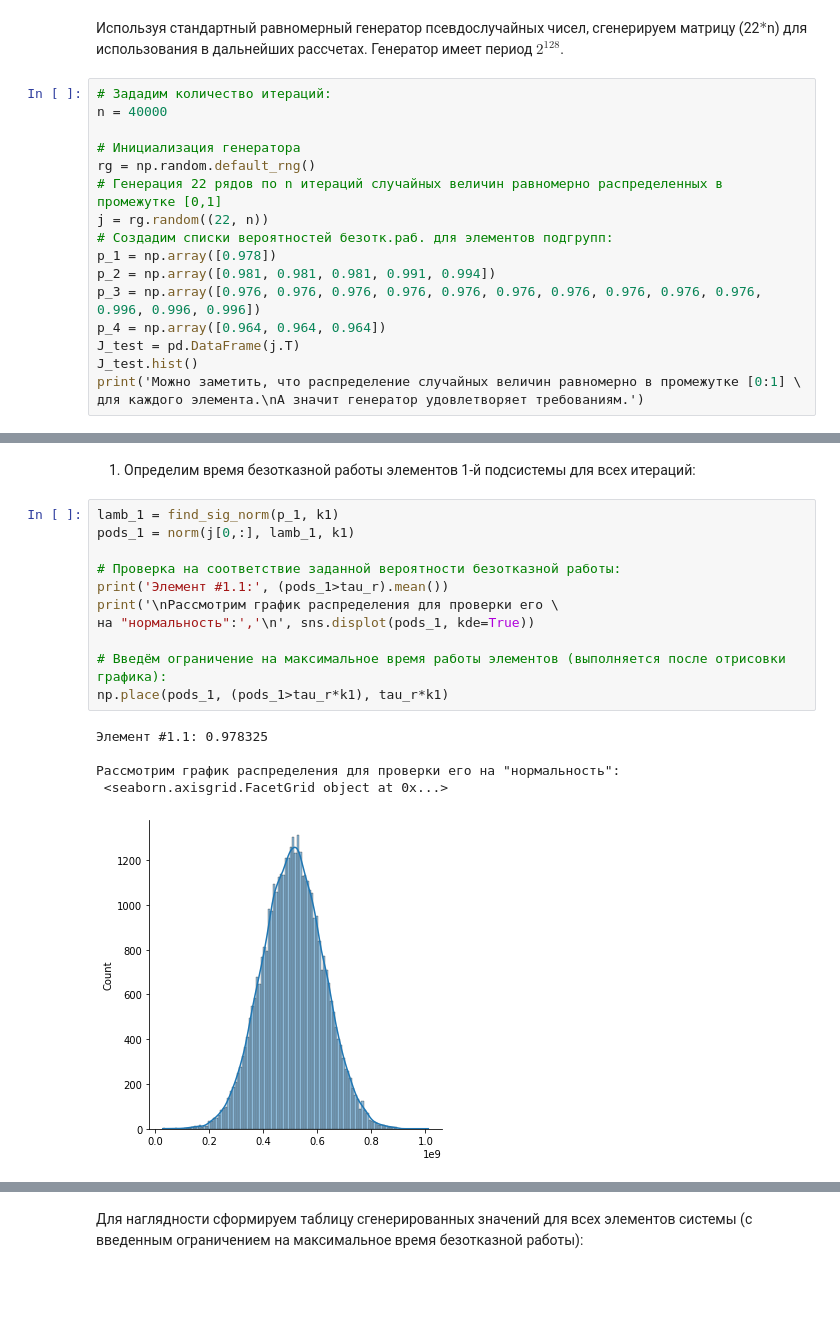
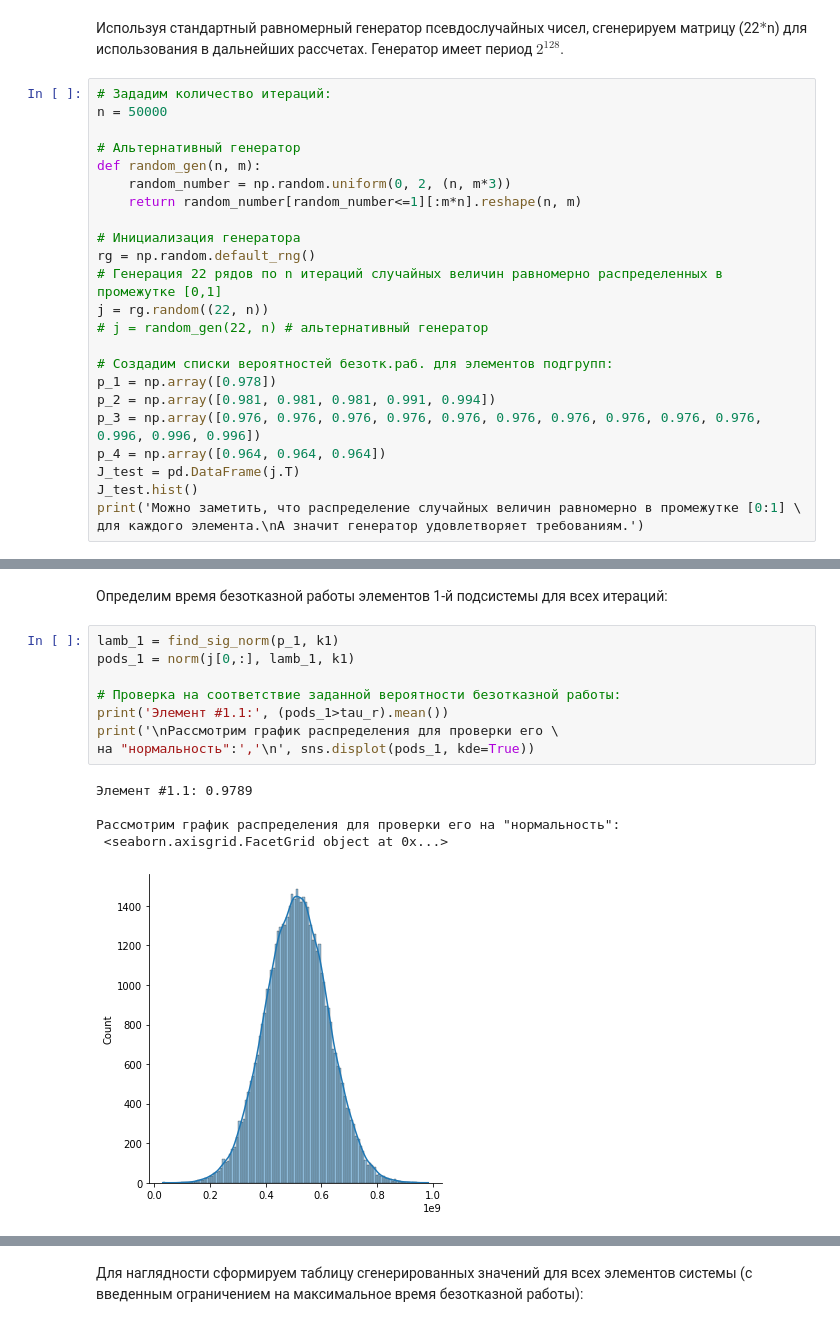
Before and after one commit to Astarrad/Nadezhnost, a Jupyter notebook: Nadejnost_rab_1.ipynb, the cells around one changed output, grey strips where cells are left out. Saved outputs shown, nothing was run; the diff lists cells and outputs as text; blank space fills up the shorter version.

```diff
--- a/Nadejnost_rab_1.ipynb
+++ b/Nadejnost_rab_1.ipynb
@@ -78,12 +78,19 @@ tau_r = 283860000.0
 Используя стандартный равномерный генератор псевдослучайных чисел, сгенерируем матрицу (22$*$n) для использования в дальнейших рассчетах. Генератор имеет период $2^{128}$.
 # %%
 # Зададим количество итераций:
-n = 40000
+n = 50000
+
+# Альтернативный генератор
+def random_gen(n, m):
+    random_number = np.random.uniform(0, 2, (n, m*3))
+    return random_number[random_number<=1][:m*n].reshape(n, m)
 
 # Инициализация генератора
 rg = np.random.default_rng()
 # Генерация 22 рядов по n итераций случайных величин равномерно распределенных в промежутке [0,1]
 j = rg.random((22, n))
+# j = random_gen(22, n) # альтернативный генератор
+
 # Создадим списки вероятностей безотк.раб. для элементов подгрупп:
 p_1 = np.array([0.978])
 p_2 = np.array([0.981, 0.981, 0.981, 0.991, 0.994])
@@ -100,22 +107,19 @@ print('Можно заметить, что распределение случа
 # %% [markdown]
 
-1. Определим время безотказной работы элементов 1-й подсистемы для всех итераций:
+Определим время безотказной работы элементов 1-й подсистемы для всех итераций:
 # %%
 lamb_1 = find_sig_norm(p_1, k1)
 pods_1 = norm(j[0,:], lamb_1, k1)
 
 # Проверка на соответствие заданной вероятности безотказной работы:
 print('Элемент #1.1:', (pods_1>tau_r).mean())
 print('\nРассмотрим график распределения для проверки его \
 на "нормальность":','\n', sns.displot(pods_1, kde=True))
-
-# Введём ограничение на максимальное время работы элементов (выполняется после отрисовки графика):
-np.place(pods_1, (pods_1>tau_r*k1), tau_r*k1)
 # %% [output]
-Элемент #1.1: 0.978325
+Элемент #1.1: 0.9789
 
 Рассмотрим график распределения для проверки его на "нормальность":
  <seaborn.axisgrid.FacetGrid object at 0x...>
-[figure, old version]
+[figure, new version]
 # %% [markdown]
 
```
Also changed, not shown: parts of 32 cells of this notebook.
